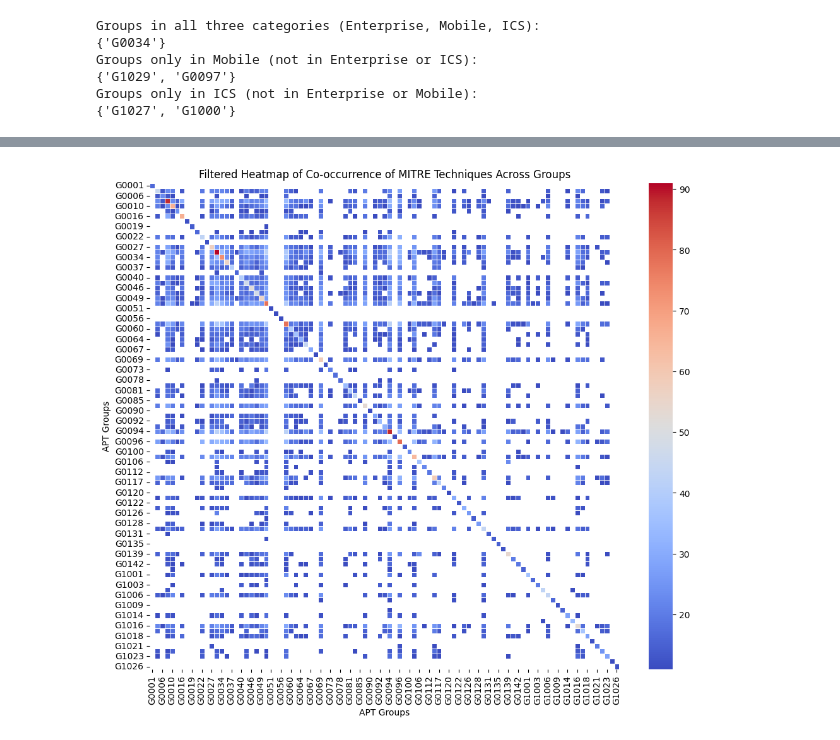
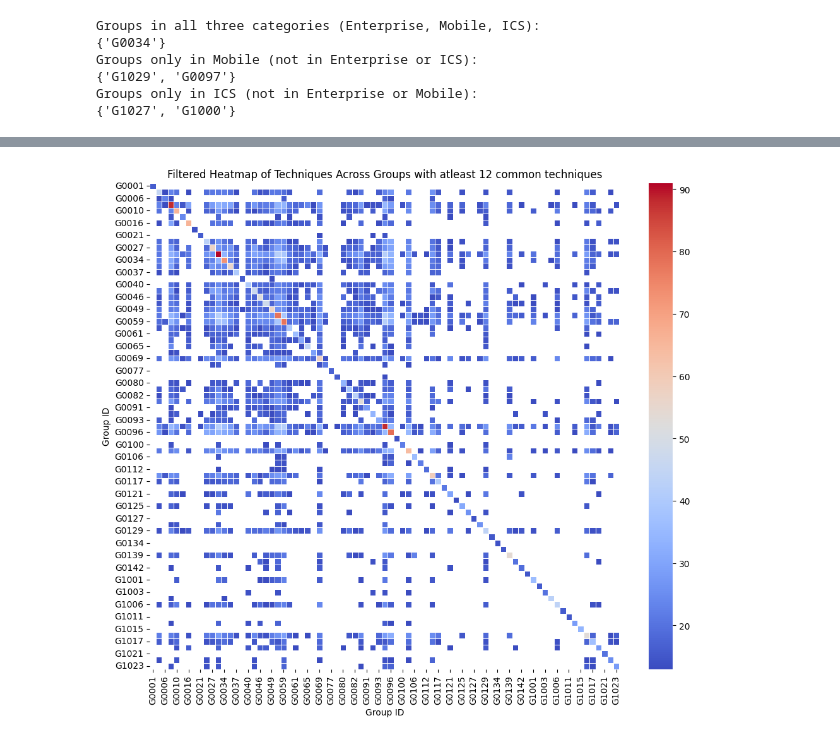
Before and after one commit to sahaaakanksha7/CTITTP, a Jupyter notebook: Group Analysis/MITREtechniques.ipynb, the cells around one changed output, grey strips where cells are left out. Cells and saved outputs as stored; diff of their text form; code cells hidden in the pictures.

Commit message:
modified visualizations

```diff
--- a/Group Analysis/MITREtechniques.ipynb
+++ b/Group Analysis/MITREtechniques.ipynb
@@ -142,38 +140,38 @@ sheet_name = 'techniques used'
 df = pd.read_excel(file_path, sheet_name=sheet_name)
 
 # Step 2: Group techniques by "Source ID"
 grouped_techniques = df.groupby('source ID')['target ID'].apply(set)
 
 # Step 3: Initialize an empty co-occurrence matrix
 group_ids = grouped_techniques.index
 cooccurrence_matrix = pd.DataFrame(0, index=group_ids, columns=group_ids)
 
 # Step 4: Fill the co-occurrence matrix with counts of similar techniques
 for group_a in group_ids:
     for group_b in group_ids:
         # Find intersection of techniques between group A and group B
         common_techniques = grouped_techniques[group_a] & grouped_techniques[group_b]
         cooccurrence_matrix.loc[group_a, group_b] = len(common_techniques)
 
 # Set a threshold for minimum shared techniques between groups
-min_shared_techniques = 10  # You can adjust this threshold
+min_shared_techniques = 12  # You can adjust this threshold
 
 # Filter the co-occurrence matrix to only show groups with a minimum count of shared techniques
 filtered_cooccurrence_matrix = cooccurrence_matrix[cooccurrence_matrix > min_shared_techniques].dropna(how='all', axis=0).dropna(how='all', axis=1)
 
 # Plot the filtered heatmap
 plt.figure(figsize=(12, 10))
 
 # Use .0f to handle any floats and display whole numbers
 sns.heatmap(filtered_cooccurrence_matrix, annot=False, fmt='.0f', cmap='coolwarm', linewidths=0.5)
-plt.title('Filtered Heatmap of Co-occurrence of MITRE Techniques Across Groups')
-plt.xlabel('APT Groups')
-plt.ylabel('APT Groups')
+plt.title('Filtered Heatmap of Techniques Across Groups with atleast 12 common techniques')
+plt.xlabel('Group ID')
+plt.ylabel('Group ID')
 
 # Save the plot
-#plt.savefig("filtered_technique_cooccurrence_heatmap.pdf", format='pdf')
+plt.savefig("enterprise_technique_cooccurrence_heatmap_12.pdf", format='pdf')
 plt.show()
 # %% [output]
-[figure, old version]
+[figure, new version]
 # %%
 # Loop through each row in the DataFrame and print it
```
Also changed, not shown: parts of 4 cells of this notebook.
